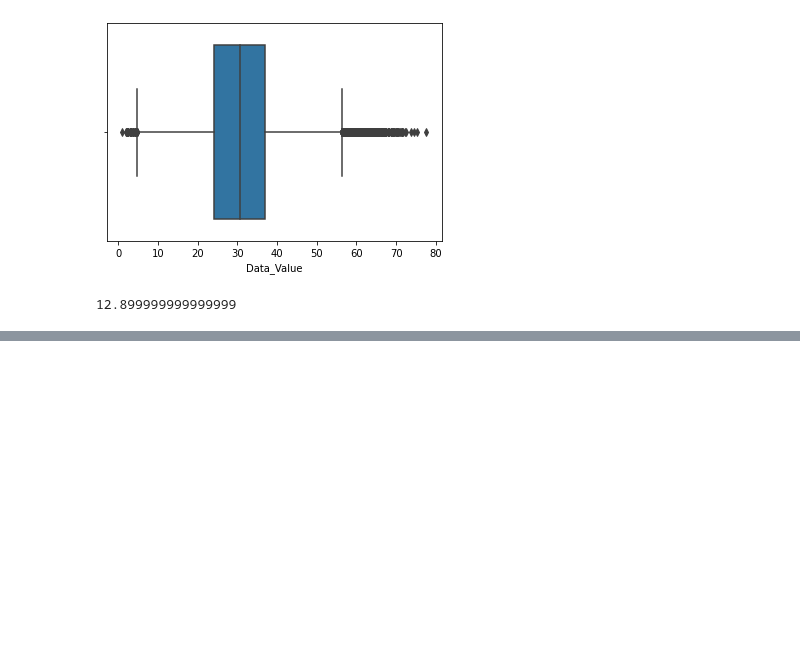
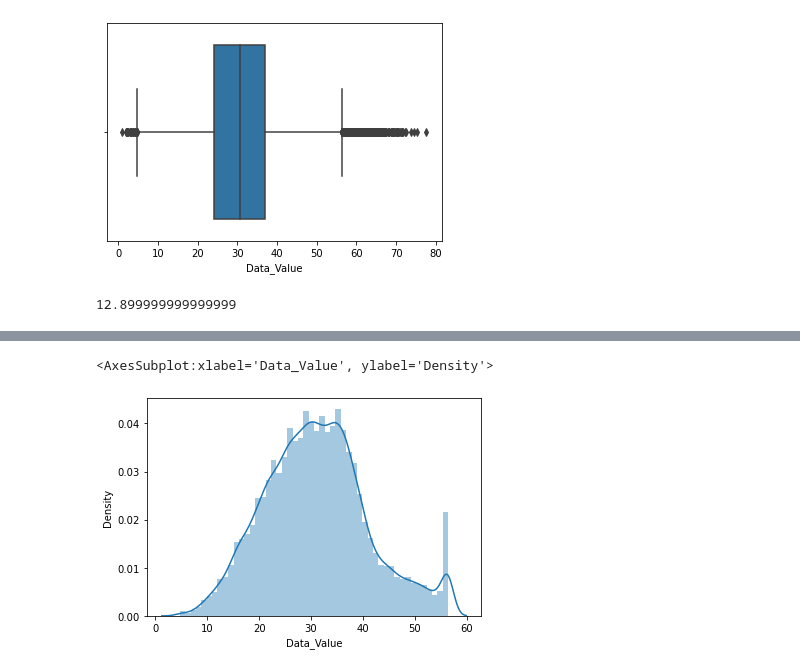
Before and after one commit to Hemanthhm222/Exploratory-data-analysis, a Jupyter notebook: EDA cancer dataset.ipynb, the cells around one changed output, grey strips where cells are left out. Drawn from its saved outputs; the diff is of its cells as text; code cells hidden in the pictures; blank space fills up the shorter version.

```diff
--- a/EDA cancer dataset.ipynb
+++ b/EDA cancer dataset.ipynb
@@ -449,0 +506,5 @@ higher = df.Data_Value.quantile(0.75) + (1.5*IQR)
+# %%
+sns.distplot(df.Data_Value)
+# %% [output]
+<AxesSubplot:xlabel='Data_Value', ylabel='Density'>
+[figure, added]
```
Also changed, not shown: parts of 30 cells of this notebook.
